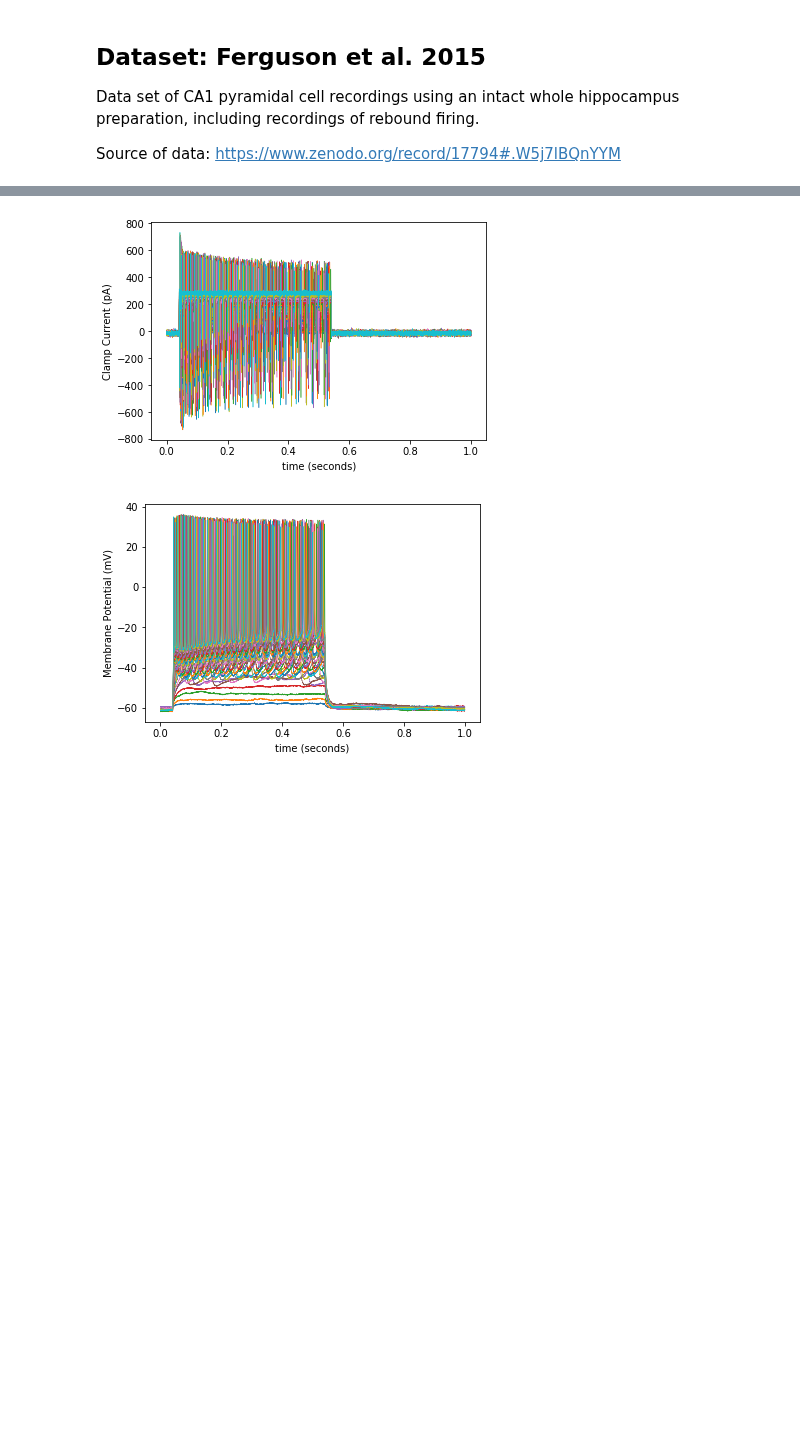
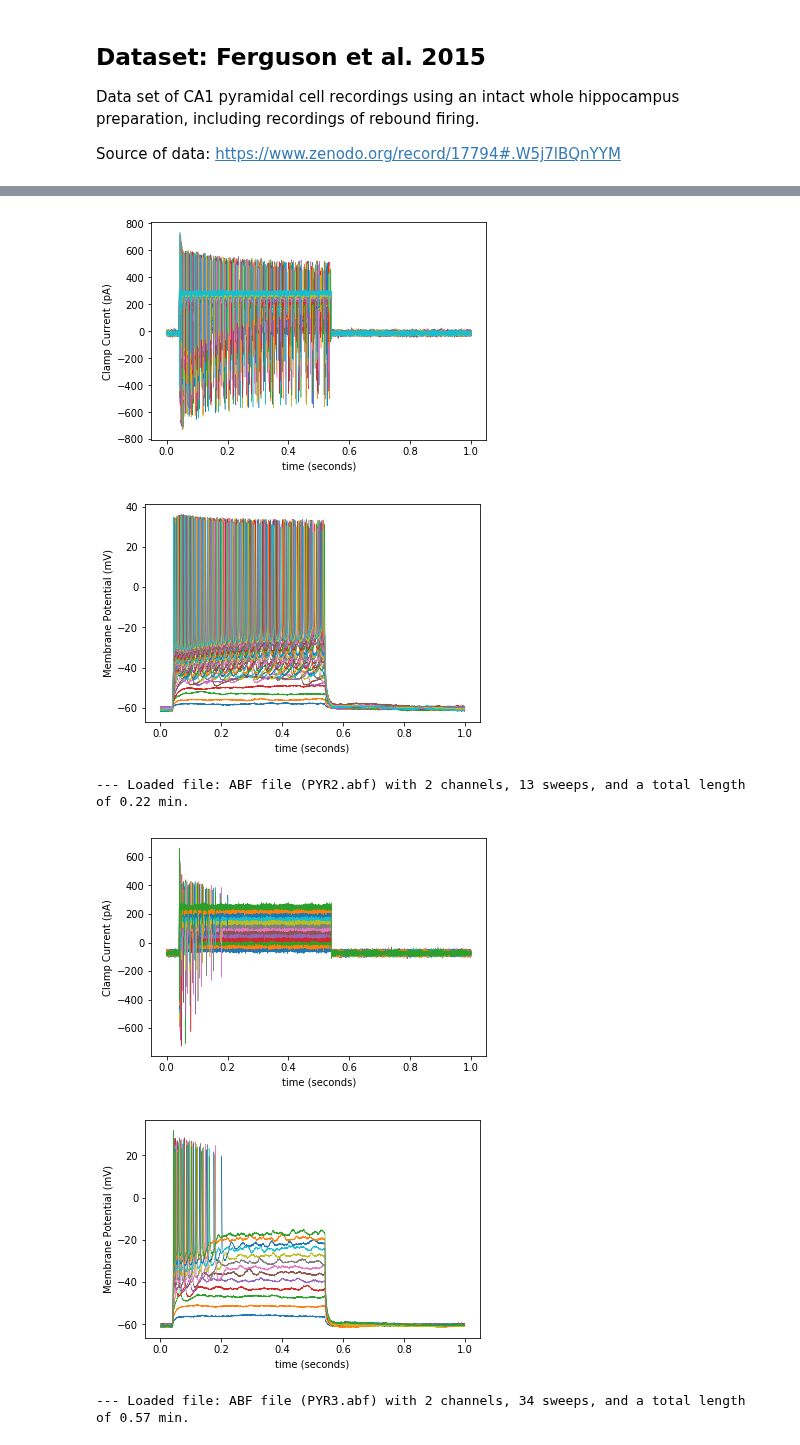
Before and after one commit to OpenSourceBrain/NWBShowcase, a Jupyter notebook: FergusonEtAl2015/TestData.ipynb, the cells around one changed output, grey strips where cells are left out. Saved outputs shown, nothing was run; the diff lists cells and outputs as text; code cells hidden in the pictures; blank space fills up the shorter version.

```diff
--- a/FergusonEtAl2015/TestData.ipynb
+++ b/FergusonEtAl2015/TestData.ipynb
@@ -8,12 +8,15 @@ Source of data: https://www.zenodo.org/record/17794#.W5j7lBQnYYM
 #https://pypi.org/project/pyabf/
 import pyabf
 
-abf = pyabf.ABF("PYR1.abf") # read one data set
+all_files = ['PYR1.abf','PYR2.abf','PYR3.abf','PYR4.abf','PYR5_rebound.abf']
 
-print("Loaded file: %s"%abf)
+for f in all_files:
+    abf = pyabf.ABF(f) # read one data set
 
-abf.setSweep(1) # sweeps start at 0
+    print("--- Loaded file: %s"%abf)
 
-print('Times info (%i points): %s'%(len(abf.sweepX),abf.sweepX)) # sweep times (seconds)
-print('Current info (%i points): %s'%(len(abf.sweepY),abf.sweepY)) # sweep data (ADC)
+    abf.setSweep(1) # sweeps start at 0
+
+    print('Times info (%i points): %s'%(len(abf.sweepX),abf.sweepX)) # sweep times (seconds)
+    print('Current info (%i points): %s'%(len(abf.sweepY),abf.sweepY)) # sweep data (ADC)
 # %% [output]
@@ -25,25 +41,29 @@ Current info (20000 points): [-23.498535  -25.024414   -4.5776367 ... -10.070801
 import matplotlib.pyplot as plt
 %matplotlib inline
 
-max = abf.sweepCount
-#max = 12
+for f in all_files:
+    abf = pyabf.ABF(f) # read one data set
 
-for i in range(max):
+    print("--- Loaded file: %s"%abf)
+    max = abf.sweepCount
+    #max = 12
 
-    abf.setSweep(i, channel=0) # sweeps start at 0
-    plt.plot(abf.sweepX, abf.sweepY, lw=.5, label='Sweep %i'%i)
-    plt.ylabel(abf.sweepLabelY)
-    plt.xlabel(abf.sweepLabelX)
-    #plt.legend()
+    for i in range(max):
 
-plt.show()
+        abf.setSweep(i, channel=0) # sweeps start at 0
+        plt.plot(abf.sweepX, abf.sweepY, lw=.5, label='Sweep %i'%i)
+        plt.ylabel(abf.sweepLabelY)
+        plt.xlabel(abf.sweepLabelX)
+        #plt.legend()
 
-for i in range(max):
-    abf.setSweep(i, channel=1) # sweeps start at 0
-    plt.plot(abf.sweepX, abf.sweepY, lw=.5, label='Sweep %i'%i)
-    plt.ylabel(abf.sweepLabelY)
-    plt.xlabel(abf.sweepLabelX)
-    #plt.legend()
+    plt.show()
 
-plt.show()
+    for i in range(max):
+        abf.setSweep(i, channel=1) # sweeps start at 0
+        plt.plot(abf.sweepX, abf.sweepY, lw=.5, label='Sweep %i'%i)
+        plt.ylabel(abf.sweepLabelY)
+        plt.xlabel(abf.sweepLabelX)
+        #plt.legend()
+
+    plt.show()
 # %% [output]
@@ -50,2 +71,6 @@ plt.show()
 [figure]
 [figure]
+--- Loaded file: ABF file (PYR2.abf) with 2 channels, 13 sweeps, and a total length of 0.22 min.
+[figure, added]
+[figure, added]
+--- Loaded file: ABF file (PYR3.abf) with 2 channels, 34 sweeps, and a total length of 0.57 min.
```
Also changed, not shown: parts of 4 cells of this notebook, 5 other files.
